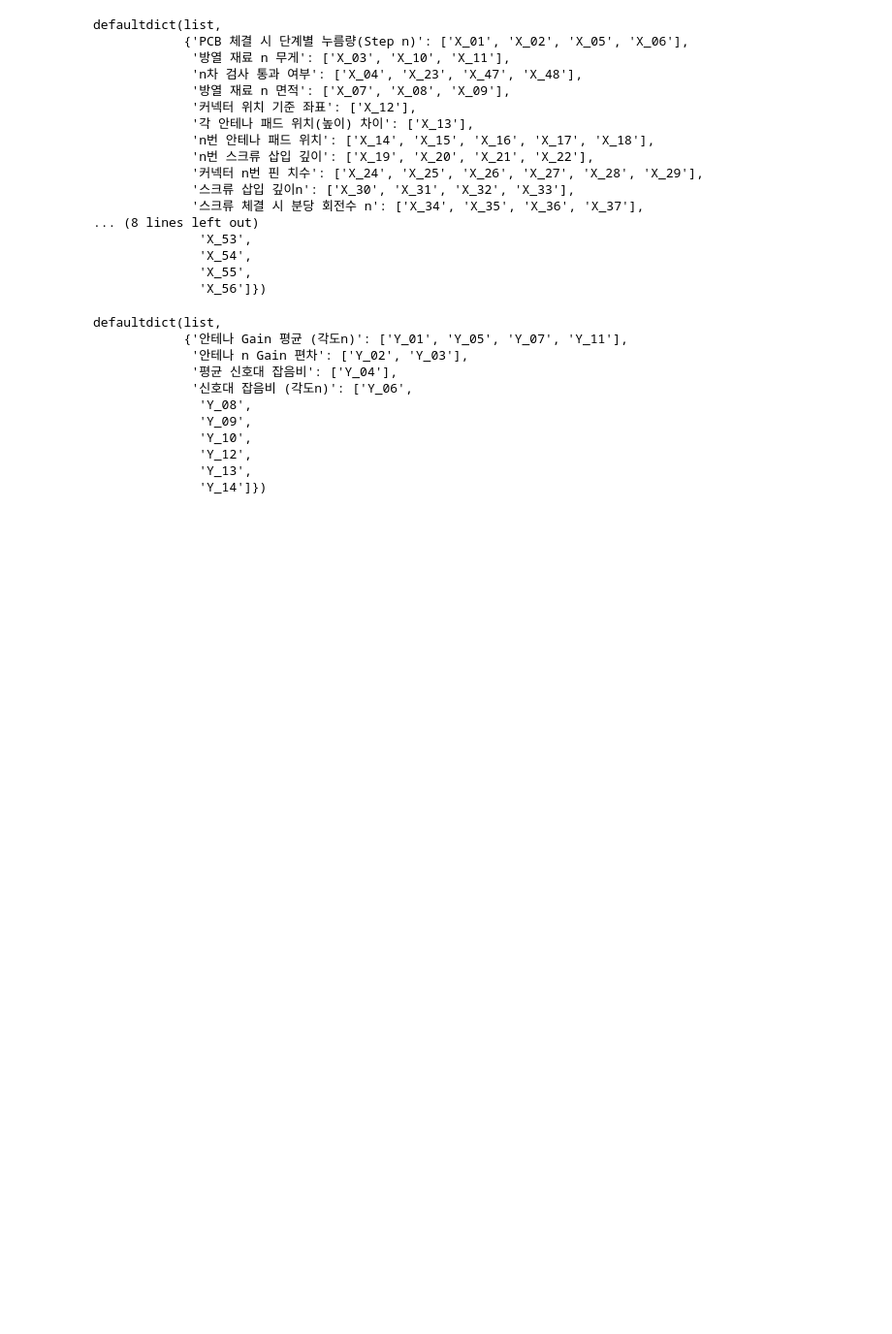
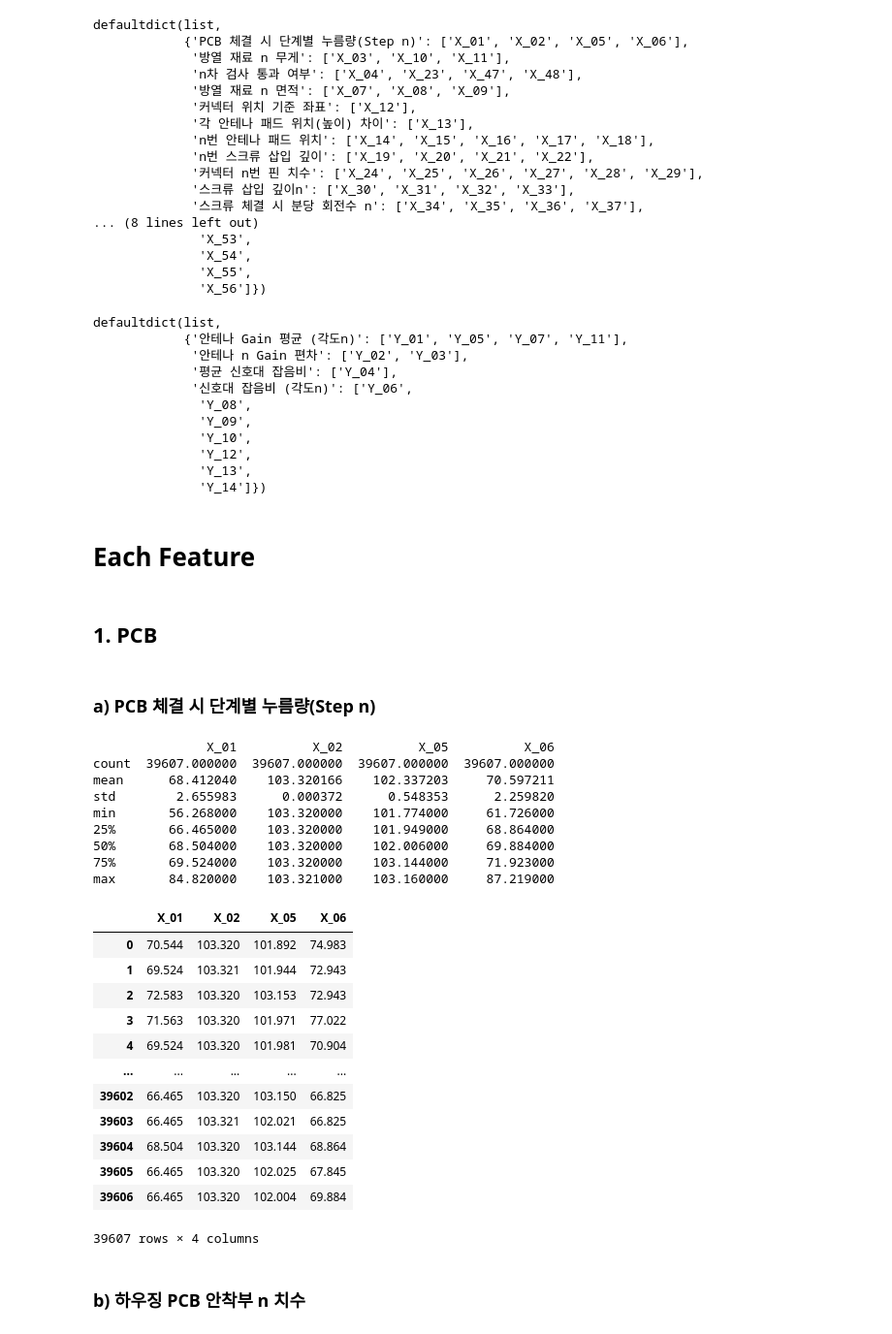
Before and after one commit to jinkyusung/antenna-performance-prediction, a Jupyter notebook: exploratory-data-analysis/eda.ipynb, the cells around one changed output. Shown at 97% size. Drawn from its saved outputs; the diff is of its cells as text; code cells hidden in the pictures; blank space fills up the shorter version.

Commit message:
[Update] Each group analysis

```diff
--- a/exploratory-data-analysis/eda.ipynb
+++ b/exploratory-data-analysis/eda.ipynb
@@ -169,3 +99,38 @@ def make_dataframe(df, namegroup, feature_name):
 
 create_group_csvs(x_train, x_name, '../dataset/x_feature')
 create_group_csvs(y_train, y_name, '../dataset/y_feature')
+# %% [markdown]
+# Each Feature
+# %% [markdown]
+## 1. PCB
+# %% [markdown]
+### a) PCB 체결 시 단계별 누름량(Step n)
+# %%
+feature1 = pd.read_csv('../dataset/x_feature/PCB 체결 시 단계별 누름량(Step n).csv')
+print(feature1.describe())
+feature1
+# %% [output]
+               X_01          X_02          X_05          X_06
+count  39607.000000  39607.000000  39607.000000  39607.000000
+mean      68.412040    103.320166    102.337203     70.597211
+std        2.655983      0.000372      0.548353      2.259820
+min       56.268000    103.320000    101.774000     61.726000
+25%       66.465000    103.320000    101.949000     68.864000
+50%       68.504000    103.320000    102.006000     69.884000
+75%       69.524000    103.320000    103.144000     71.923000
+max       84.820000    103.321000    103.160000     87.219000
+|  | X_01 | X_02 | X_05 | X_06 |
+| 0 | 70.544 | 103.320 | 101.892 | 74.983 |
+| 1 | 69.524 | 103.321 | 101.944 | 72.943 |
+| 2 | 72.583 | 103.320 | 103.153 | 72.943 |
+| 3 | 71.563 | 103.320 | 101.971 | 77.022 |
+| 4 | 69.524 | 103.320 | 101.981 | 70.904 |
+| ... | ... | ... | ... | ... |
+| 39602 | 66.465 | 103.320 | 103.150 | 66.825 |
+| 39603 | 66.465 | 103.321 | 102.021 | 66.825 |
+| 39604 | 68.504 | 103.320 | 103.144 | 68.864 |
+| 39605 | 66.465 | 103.320 | 102.025 | 67.845 |
+| 39606 | 66.465 | 103.320 | 102.004 | 69.884 |
+39607 rows × 4 columns
+# %% [markdown]
+### b) 하우징 PCB 안착부 n 치수
```
Also changed, not shown: parts of 39 cells of this notebook.
